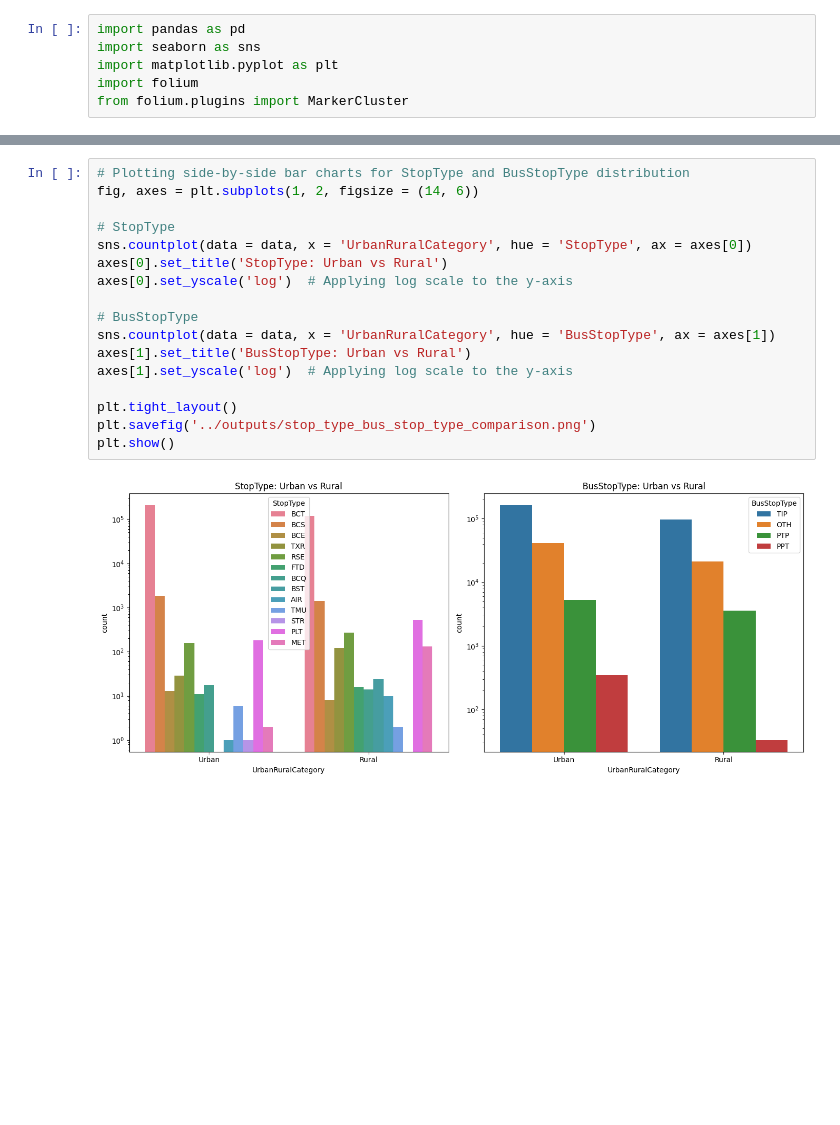
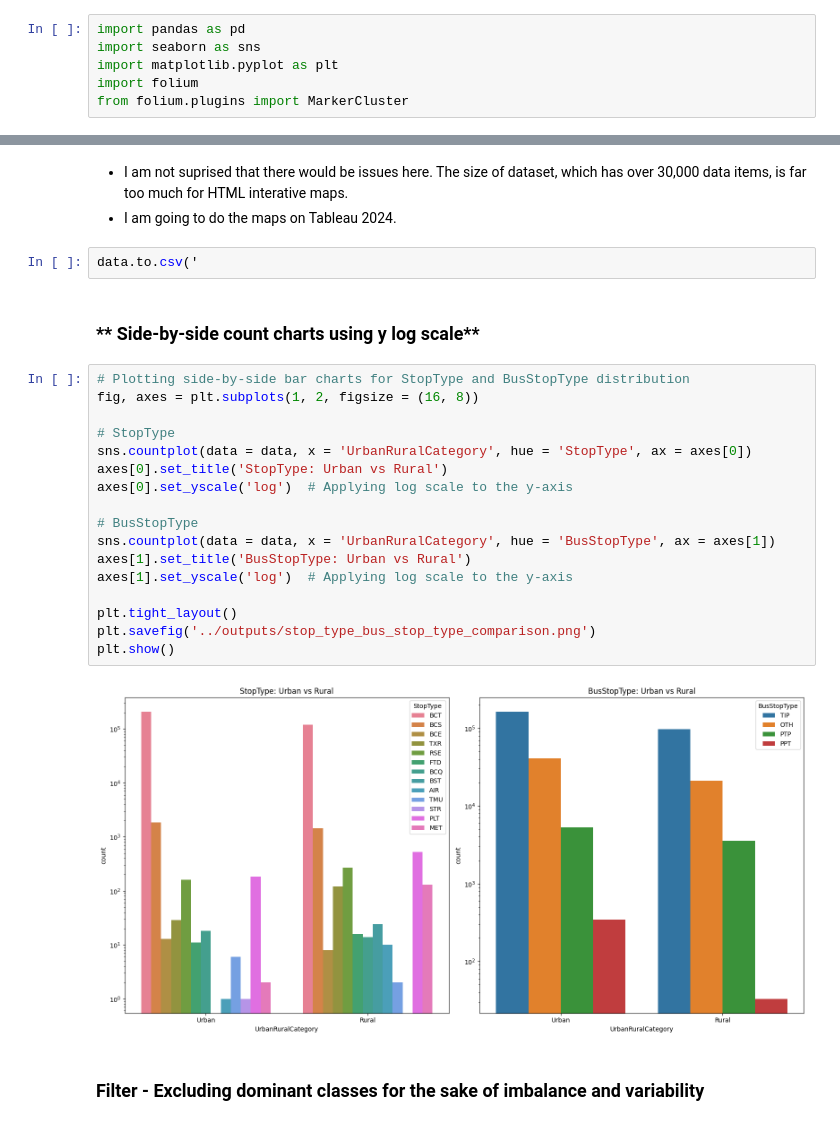
Before and after one commit to CharlieMaguire1/visual_analytics_naptan_disparities_project, a Jupyter notebook: notebooks/visual_analytics.ipynb, the cells around one changed output, grey strips where cells are left out. Drawn from its saved outputs; the diff is of its cells as text; blank space fills up the shorter version.

```diff
--- a/notebooks/visual_analytics.ipynb
+++ b/notebooks/visual_analytics.ipynb
@@ -77,19 +85,28 @@ m.save('../outputs/choropleth_map.html')
+# %% [markdown]
+- I am not suprised that there would be issues here. The size of dataset, which has over 30,000 data items, is far too much for HTML interative maps.
+- I am going to do the maps on Tableau 2024.
+# %%
+data.to.csv('
+# %% [markdown]
+### ** Side-by-side count charts using y log scale**
 # %%
 # Plotting side-by-side bar charts for StopType and BusStopType distribution
-fig, axes = plt.subplots(1, 2, figsize = (14, 6))
+fig, axes = plt.subplots(1, 2, figsize = (16, 8))
 
 # StopType
 sns.countplot(data = data, x = 'UrbanRuralCategory', hue = 'StopType', ax = axes[0])
 axes[0].set_title('StopType: Urban vs Rural')
 axes[0].set_yscale('log')  # Applying log scale to the y-axis
 
 # BusStopType
 sns.countplot(data = data, x = 'UrbanRuralCategory', hue = 'BusStopType', ax = axes[1])
 axes[1].set_title('BusStopType: Urban vs Rural')
 axes[1].set_yscale('log')  # Applying log scale to the y-axis
 
 plt.tight_layout()
 plt.savefig('../outputs/stop_type_bus_stop_type_comparison.png')
 plt.show()
 # %% [output]
-[figure, old version]
+[figure, new version]
+# %% [markdown]
+### **Filter** - Excluding dominant classes for the sake of imbalance and variability
```
Also changed, not shown: parts of 7 cells of this notebook, 2 other files.
